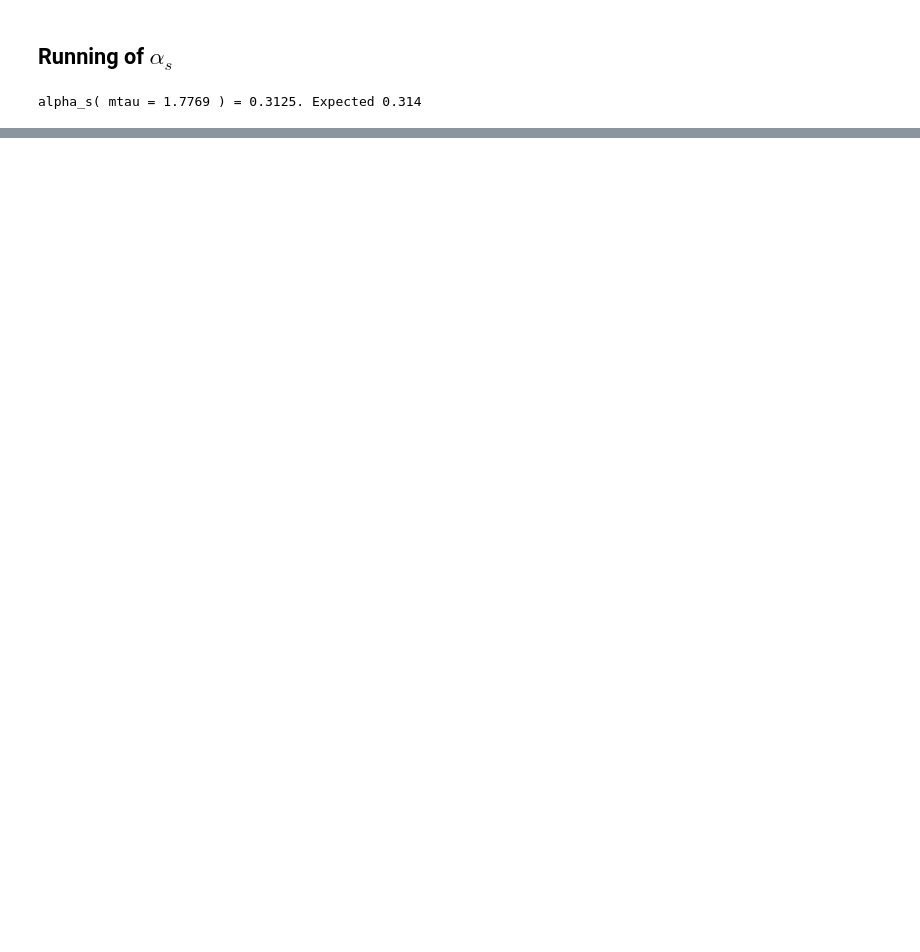
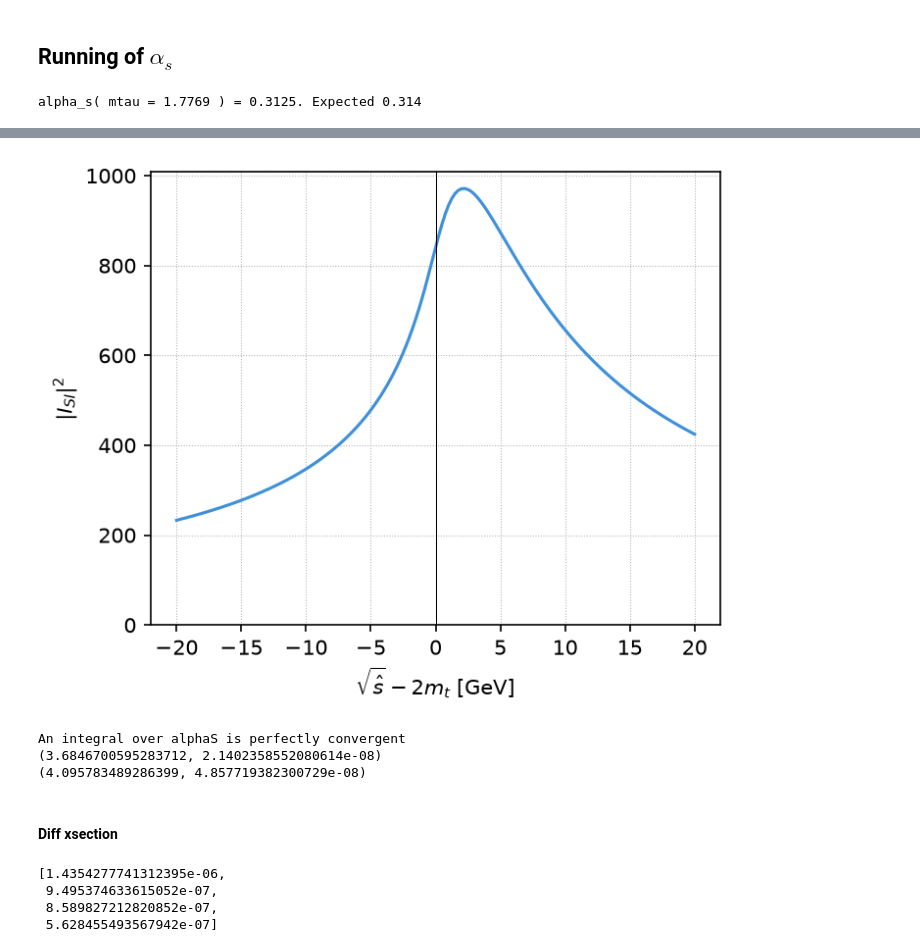
Before and after one commit to phananhvu1609/toponium, a Jupyter notebook: plot/analysis.ipynb, the cells around one changed output, grey strips where cells are left out. Drawn from its saved outputs; the diff is of its cells as text; code cells hidden in the pictures; blank space fills up the shorter version.

```diff
--- a/plot/analysis.ipynb
+++ b/plot/analysis.ipynb
@@ -200,0 +220,29 @@ Q(v_rel=0) =  1.887 GeV
+# %%
+def ISI(s_parton,k_min=1,k_max=1000):
+    ''' Integrate ISI '''
+    return quad(ISI_integrand,a=k_min,b=k_max,args=(s_parton),complex_func=True)
+# %%
+sqrt_s_arr = np.linspace(2*mt-20,2*mt+20,161)
+ISI_arr = np.abs(np.asarray([ISI(sqrt_s**2)[0] for sqrt_s in sqrt_s_arr]))
+
+plt.figure(figsize=(5,4),dpi=150)
+plt.plot(sqrt_s_arr-2*mt, ISI_arr**2, label='$I_{SI}$')
+plt.axvline(x=0,color='k',linewidth=0.5)
+plt.xlabel('$\\sqrt{\\hat{s}} - 2m_t$ [GeV]')
+plt.ylim(0)
+plt.ylabel('$|I_{SI}|^2$')
+plt.grid(True, linestyle=':', linewidth=0.5)
+plt.savefig('ISI.pdf', bbox_inches='tight')
+plt.show()
+# %% [output]
+[figure, added]
+# %%
+print("An integral over alphaS is perfectly convergent")
+print(quad(run_alpha_s,a=1,b=20))
+print(quad(run_alpha_s,a=0.506,b=20))
+# %% [output]
+An integral over alphaS is perfectly convergent
+(3.6846700595283712, 2.1402358552080614e-08)
+(4.095783489286399, 4.857719382300729e-08)
+# %% [markdown]
+#### Diff xsection
@@ -200,0 +263,7 @@ Q(v_rel=0) =  1.887 GeV
+# %%
+[quad(integrand_integrate_over_s_parton,a=(Mtt+LambdaQCD)**2/s_hadron,b=Mtt_integrate_max**2/s_hadron,args=(Mtt**2/s_hadron))[0] for Mtt in [2*mt-10, 2*mt, 2*mt+2, 2*mt+10]]
+# %% [output]
+[1.4354277741312395e-06,
+ 9.495374633615052e-07,
+ 8.589827212820852e-07,
+ 5.628455493567942e-07]
```
Also changed, not shown: parts of 14 cells of this notebook, 5 other files.
